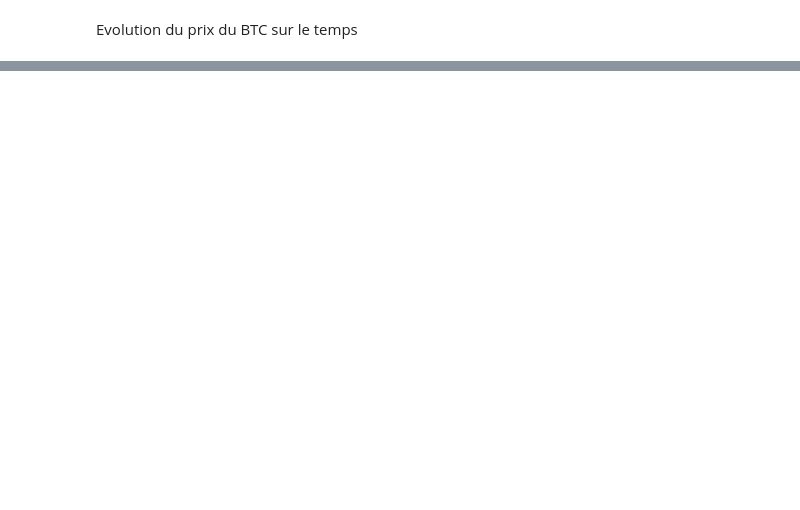
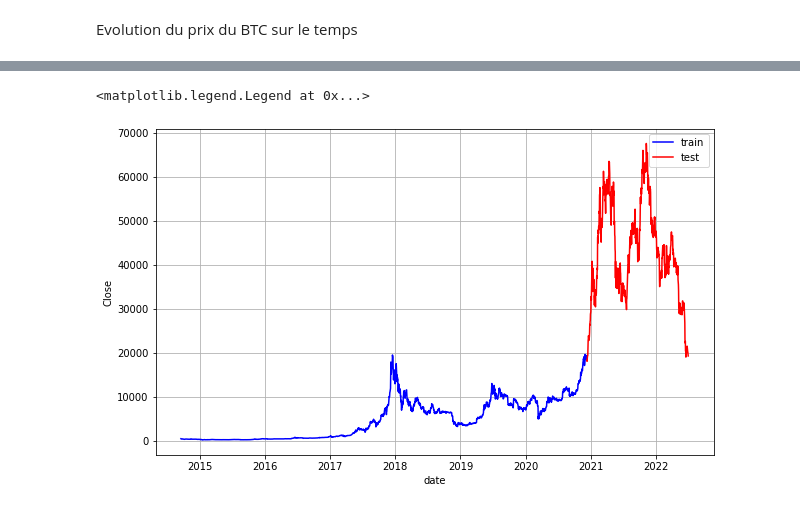
Before and after one commit to RAZMOKEUR/BTC-Priceprediction, a Jupyter notebook: Projet.ipynb, the cells around one changed output, grey strips where cells are left out. Drawn from its saved outputs; the diff is of its cells as text; code cells hidden in the pictures; blank space fills up the shorter version.

```diff
--- a/Projet.ipynb
+++ b/Projet.ipynb
@@ -126,0 +56,12 @@ ValueError: Found input variables with inconsistent numbers of samples: [11380,
+# %%
+#  definition des colonnes features et target
+
+date = df["Date"]
+close = df['Close']
+volume = df['Volume']
+
+features = volume
+target = close
+
+df = df[['Date','Close','Volume']]
+df.head()
@@ -126,0 +81,18 @@ ValueError: Found input variables with inconsistent numbers of samples: [11380,
+# %%
+# Train test Split
+
+to_row = int(len(df)*0.8)
+
+target_train_data = list(close[0:to_row] )
+target_test_data = list(close[to_row:] )
+
+plt.figure(figsize=(10,6))
+plt.grid()
+plt.xlabel('date')
+plt.ylabel('Close')
+plt.plot(date[0:to_row],target_train_data,'blue',label='train')
+plt.plot(date[to_row:],target_test_data,"red",label='test')
+plt.legend()
+# %% [output]
+<matplotlib.legend.Legend at 0x...>
+[figure, added]
```
Also changed, not shown: parts of 11 cells of this notebook.
